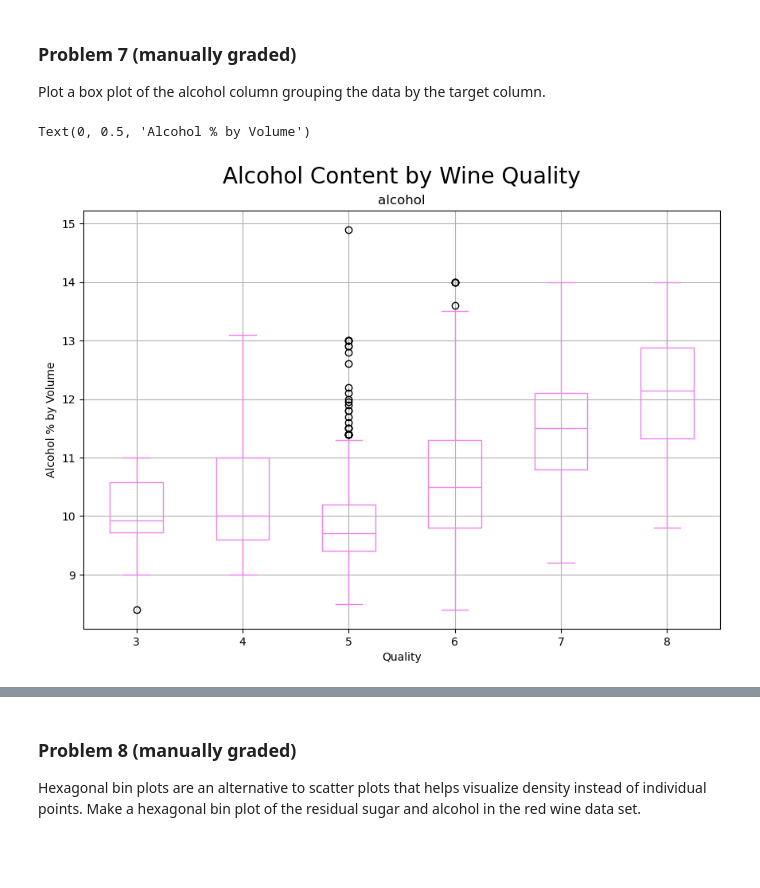
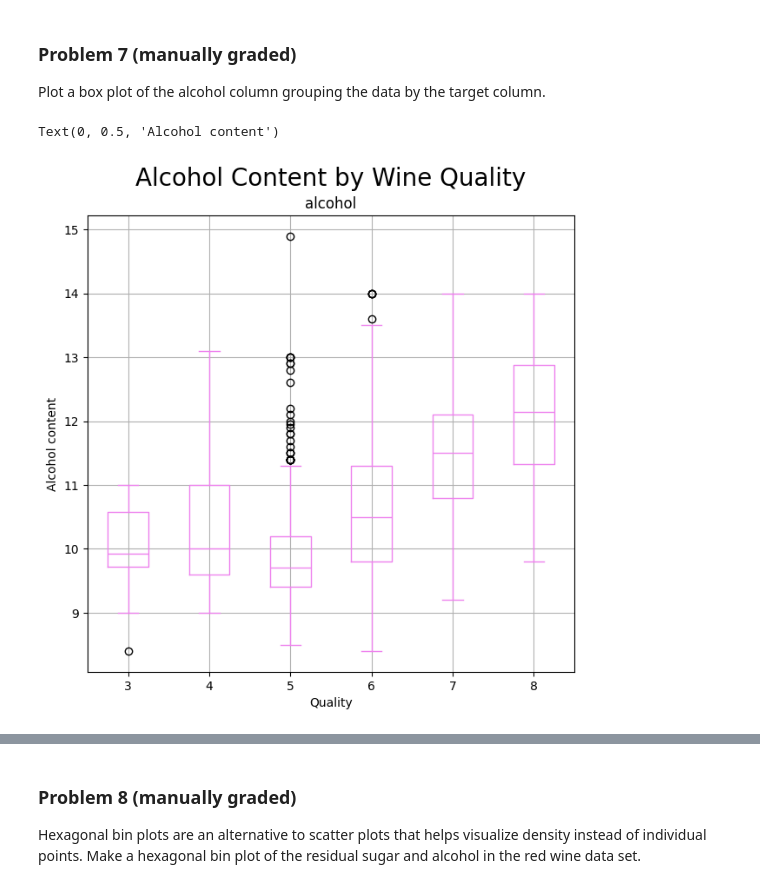
Before and after one commit to Quantum-Cosmic/dx602-homework-10, a Jupyter notebook: homework.ipynb, the cells around one changed output, grey strips where cells are left out. Saved outputs shown, nothing was run; the diff lists cells and outputs as text; code cells hidden in the pictures; blank space fills up the shorter version.

```diff
--- a/homework.ipynb
+++ b/homework.ipynb
@@ -177,16 +182,17 @@ Plot a box plot of the alcohol column grouping the data by the target column.
 # %%
 # YOUR CHANGES HERE
 
-red_wine.boxplot("alcohol", by="target",
-                 figsize=(10, 7),
+red_wine.boxplot("alcohol",
+                 by="target",
+                 figsize=(7,7),
                  grid=True,
                  color='violet')
 plt.suptitle('Alcohol Content by Wine Quality', fontsize=20)
 plt.xlabel('Quality')
-plt.ylabel('Alcohol % by Volume')
+plt.ylabel('Alcohol content')
 # %% [output]
-Text(0, 0.5, 'Alcohol % by Volume')
+Text(0, 0.5, 'Alcohol content')
-[figure, old version]
+[figure, new version]
 # %% [markdown]
 <div style="page-break-after: always;"></div>
 # %% [markdown]
```
Also changed, not shown: parts of 20 cells of this notebook, 2 other files.
